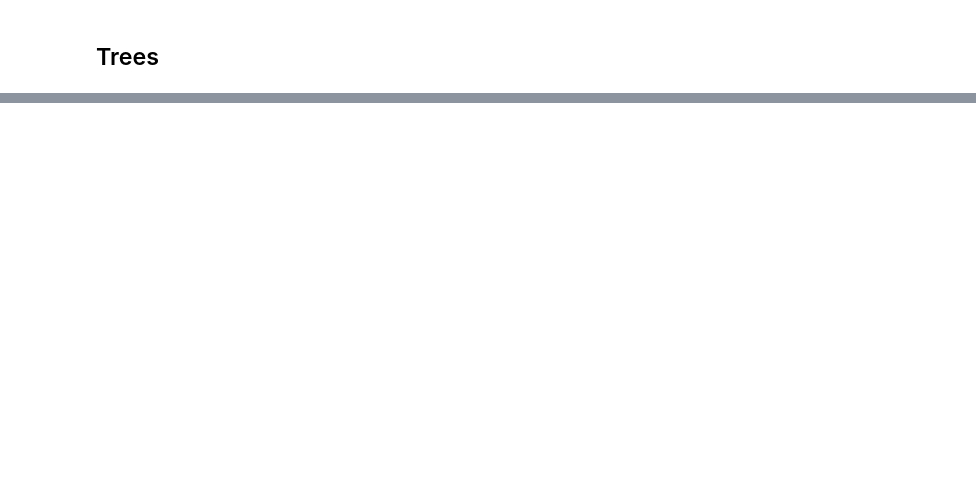
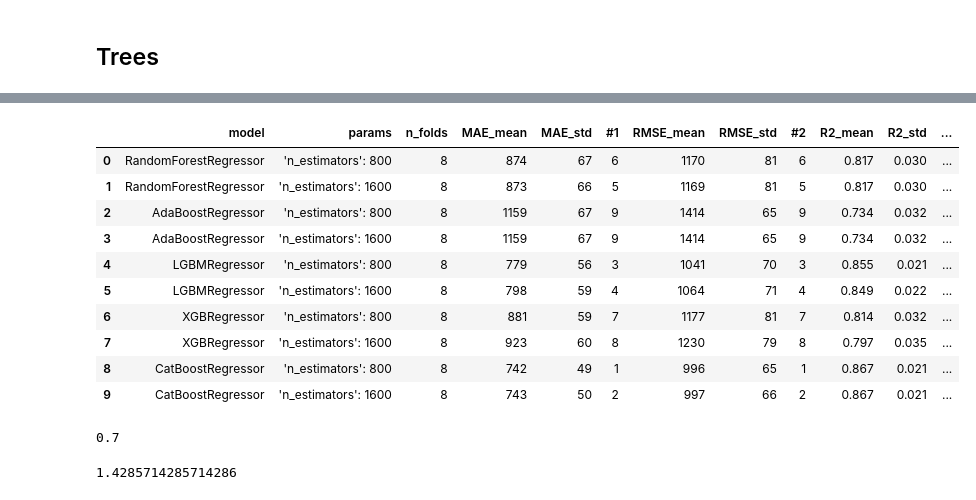
Before and after one commit to WaldemarWalo/DataScienceProjects, a Jupyter notebook: UK_Used_Car_Price_Regression/40.model-most_common_car.ipynb, the cells around one changed output, grey strips where cells are left out. Cells and saved outputs as stored; diff of their text form; code cells hidden in the pictures; blank space fills up the shorter version.

```diff
--- a/UK_Used_Car_Price_Regression/40.model-most_common_car.ipynb
+++ b/UK_Used_Car_Price_Regression/40.model-most_common_car.ipynb
@@ -301,0 +351,38 @@ r = t.grid_exec(
+# %%
+n_est_list = [800, 1600]
+
+models_and_params = [
+    *[ (RandomForestRegressor,         {'random_state': RS, 'n_estimators': n_e}) for n_e in n_est_list ],
+    *[ (AdaBoostRegressor,             {'random_state': RS, 'n_estimators': n_e}) for n_e in  n_est_list],
+    *[ (LGBMRegressor,                 {'random_state': RS, 'n_estimators': n_e}) for n_e in n_est_list ],
+    *[ (XGBRegressor,                  {'random_state': RS, 'n_estimators': n_e}) for n_e in n_est_list ],
+    *[ (CatBoostRegressor,             {'random_state': RS, 'n_estimators': n_e, 'silent': True, 'allow_writing_files': False}) for n_e in n_est_list ],
+]
+cv = KFold(8)
+metrics = [ mean_absolute_error, m.root_mean_squared_error, r2_score]
+
+_ = t.grid_exec(
+    lambda model: m.cv_regression(model, cv, X, y, metrics),
+    models_and_params,
+    on1Completed = lambda results_1_run: m.display_stats(results_1_run, reverse_rank_idx=[2])
+)
+# %% [output]
+|  | model | params | n_folds | MAE_mean | MAE_std | #1 | RMSE_mean | RMSE_std | #2 | R2_mean | R2_std | ... |
+| 0 | RandomForestRegressor | 'n_estimators': 800 | 8 | 874 | 67 | 6 | 1170 | 81 | 6 | 0.817 | 0.030 | ... |
+| 1 | RandomForestRegressor | 'n_estimators': 1600 | 8 | 873 | 66 | 5 | 1169 | 81 | 5 | 0.817 | 0.030 | ... |
+| 2 | AdaBoostRegressor | 'n_estimators': 800 | 8 | 1159 | 67 | 9 | 1414 | 65 | 9 | 0.734 | 0.032 | ... |
+| 3 | AdaBoostRegressor | 'n_estimators': 1600 | 8 | 1159 | 67 | 9 | 1414 | 65 | 9 | 0.734 | 0.032 | ... |
+| 4 | LGBMRegressor | 'n_estimators': 800 | 8 | 779 | 56 | 3 | 1041 | 70 | 3 | 0.855 | 0.021 | ... |
+| 5 | LGBMRegressor | 'n_estimators': 1600 | 8 | 798 | 59 | 4 | 1064 | 71 | 4 | 0.849 | 0.022 | ... |
+| 6 | XGBRegressor | 'n_estimators': 800 | 8 | 881 | 59 | 7 | 1177 | 81 | 7 | 0.814 | 0.032 | ... |
+| 7 | XGBRegressor | 'n_estimators': 1600 | 8 | 923 | 60 | 8 | 1230 | 79 | 8 | 0.797 | 0.035 | ... |
+| 8 | CatBoostRegressor | 'n_estimators': 800 | 8 | 742 | 49 | 1 | 996 | 65 | 1 | 0.867 | 0.021 | ... |
+| 9 | CatBoostRegressor | 'n_estimators': 1600 | 8 | 743 | 50 | 2 | 997 | 66 | 2 | 0.867 | 0.021 | ... |
+# %%
+700/1000
+# %% [output]
+0.7
+# %%
+1000/700
+# %% [output]
+1.4285714285714286
```
Also changed, not shown: parts of 21 cells of this notebook, 5 other files.
